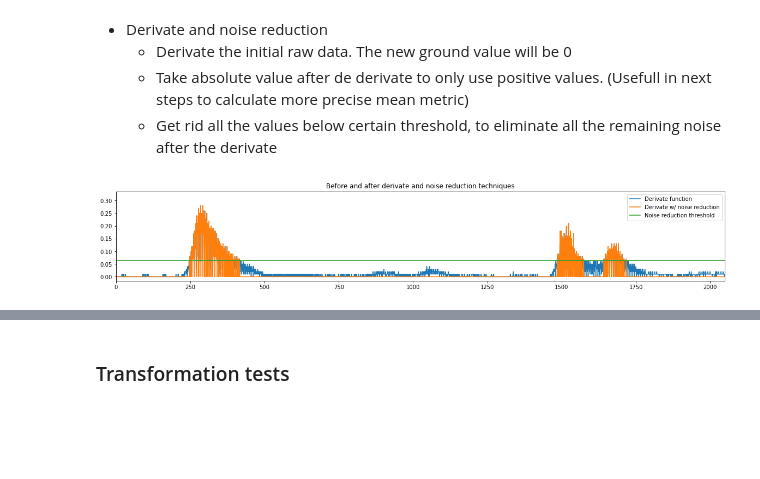
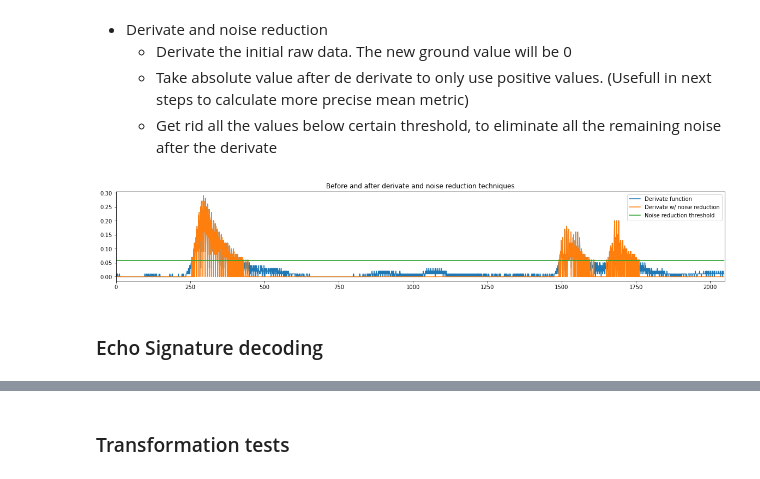
Before and after one commit to Juanpmartinez180/Data-Science-Projects, a Jupyter notebook: ultrasonic_radar/arduino/data_processing.ipynb, the cells around one changed output, grey strips where cells are left out. Drawn from its saved outputs; the diff is of its cells as text; code cells hidden in the pictures; blank space fills up the shorter version.

```diff
--- a/ultrasonic_radar/arduino/data_processing.ipynb
+++ b/ultrasonic_radar/arduino/data_processing.ipynb
@@ -26,9 +26,9 @@ plt.rcParams["figure.figsize"] = (20,3)
 # %% [markdown]
 ### Data reading from storage file
 # %%
-df = pd.read_csv('captured_data/test.csv', header=None, dtype={'Voltages': float}) #read csv file
+df = pd.read_csv('captured_data/test.csv', header=None, dtype={'Voltages': str}) #read csv file
 df = df.replace('\r\n', '', regex = True)
-df.drop(df[df[0].str.len() != 4].index, inplace=True)
+df.drop(df[df[0].astype(str).str.len() != 4].index, inplace=True)
 #df.drop(df[df[0] == ''].index, inplace=True)
 
 x = df[0].to_numpy().astype(float)
@@ -128,29 +110,34 @@ echo_center_point(sample, threshold)
     - Take absolute value after de derivate to only use positive values. (Usefull in next steps to calculate more precise mean metric)
     - Get rid all the values below certain threshold, to eliminate all the remaining noise after the derivate
 # %%
+### Select a sample to analize
+init_val = 2048
+n_samples = 1
+sample = x[init_val:init_val+(n_samples*2048)]
+
 ## Derivate
 
 dx = 1 # Define derivate step
-dy = np.abs(diff(x)/dx) # Derivate the raw data and take absolute value
+dy = np.abs(diff(sample)/dx) # Derivate the raw data and take absolute value
 
 plt.plot(np.arange(0, len(dy)), dy, label = 'Derivate function')  # Plot the derivate function
 
 ### Noise reduction
 
 limit = max(dy)  # Calculate max value
 threshold = 0.2  # Set threshold value
 dy = [0 if (val < threshold*limit) else val for val in dy]  # All values below (threshold*limit) will be turned into 0
 
 plt.plot(np.arange(0, len(dy)), dy, label = "Derivate w/ noise reduction")
 plt.plot(np.arange(0, len(dy)), [threshold*limit for i in range(len(dy))], label = "Noise reduction threshold")
 
-
-[threshold*limit for i in range(len(dy))]
 ### Plot results
 
 plt.title('Before and after derivate and noise reduction techniques')
 plt.xlim([0,2048])
 plt.legend(loc = 'upper right')
 plt.show()
 # %% [output]
-[figure, old version]
+[figure, new version]
+# %% [markdown]
+### Echo Signature decoding
```
Also changed, not shown: parts of 10 cells of this notebook.
